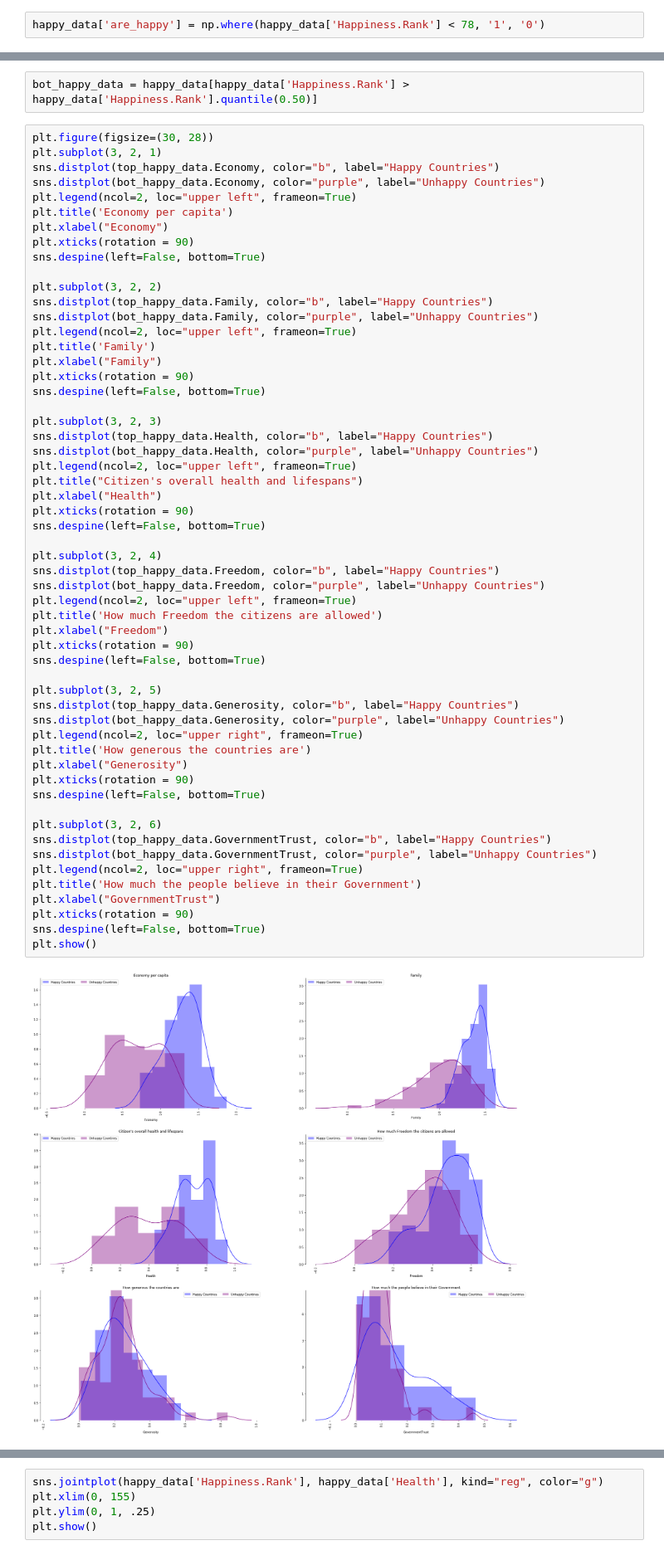
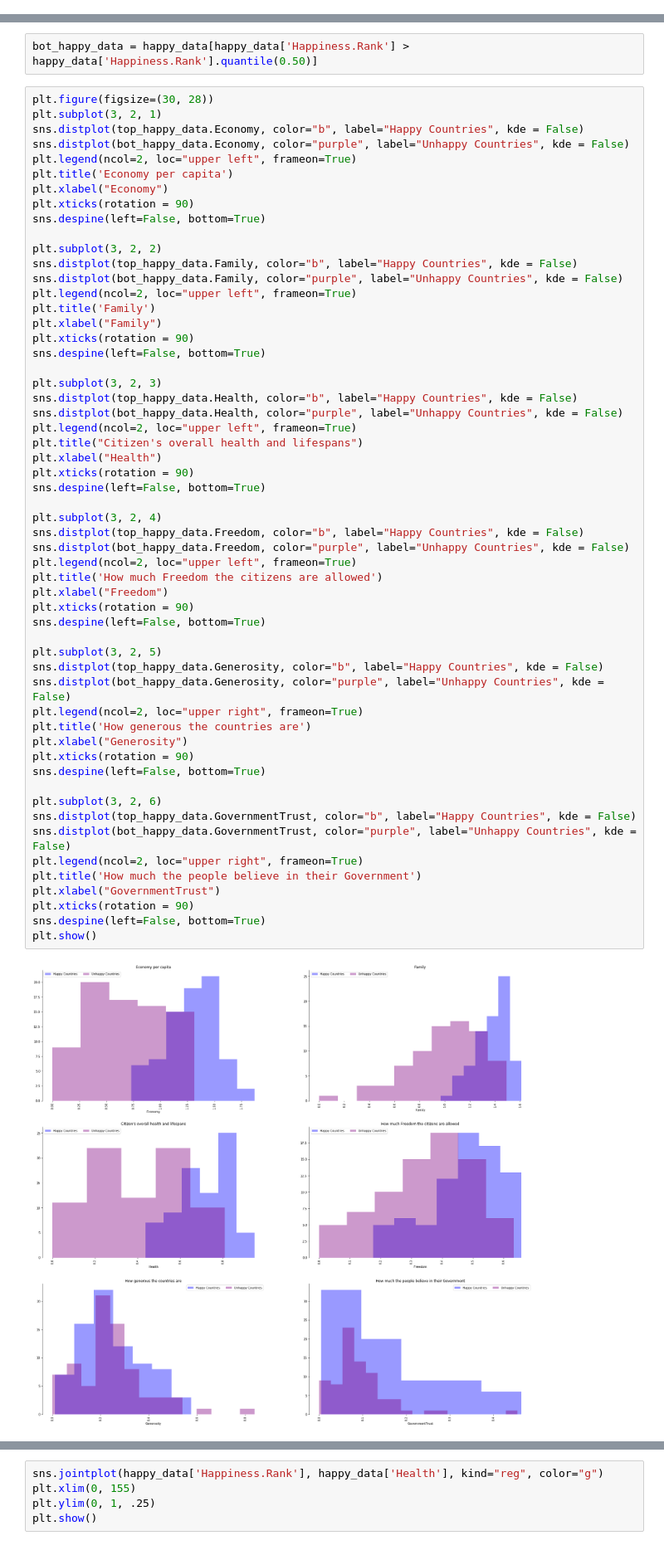
Before and after one commit to efuller11/Thinkful, a Jupyter notebook: Unit 1 Capstone World's Happiness.ipynb, the cells around one changed output, grey strips where cells are left out. Shown at 83% size. Drawn from its saved outputs; the diff is of its cells as text.

```diff
--- a/Unit 1 Capstone World's Happiness.ipynb
+++ b/Unit 1 Capstone World's Happiness.ipynb
@@ -36,8 +36,6 @@ happy_data.describe()
 | 50% | 78.000000 | 5.279000 | 5.370032 | 5.193152 | 1.064578 | 1.253918 | 0.606042 | 0.437454 | ... |
 | 75% | 116.500000 | 6.101500 | 6.194600 | 6.006527 | 1.318027 | 1.414316 | 0.723008 | 0.516561 | ... |
 | max | 155.000000 | 7.537000 | 7.622030 | 7.479556 | 1.870766 | 1.610574 | 0.949492 | 0.658249 | ... |
-# %%
-happy_data['are_happy'] = np.where(happy_data['Happiness.Rank'] < 78, '1', '0')
 # %% [markdown]
 ## Data Exploration
 # %%
@@ -96,8 +94,8 @@ bot_happy_data = happy_data[happy_data['Happiness.Rank'] > happy_data['Happiness
 # %%
 plt.figure(figsize=(30, 28))
 plt.subplot(3, 2, 1)
-sns.distplot(top_happy_data.Economy, color="b", label="Happy Countries")
-sns.distplot(bot_happy_data.Economy, color="purple", label="Unhappy Countries")
+sns.distplot(top_happy_data.Economy, color="b", label="Happy Countries", kde = False)
+sns.distplot(bot_happy_data.Economy, color="purple", label="Unhappy Countries", kde = False)
 plt.legend(ncol=2, loc="upper left", frameon=True)
 plt.title('Economy per capita')
 plt.xlabel("Economy")
@@ -105,8 +103,8 @@ plt.xticks(rotation = 90)
 sns.despine(left=False, bottom=True)
 
 plt.subplot(3, 2, 2)
-sns.distplot(top_happy_data.Family, color="b", label="Happy Countries")
-sns.distplot(bot_happy_data.Family, color="purple", label="Unhappy Countries")
+sns.distplot(top_happy_data.Family, color="b", label="Happy Countries", kde = False)
+sns.distplot(bot_happy_data.Family, color="purple", label="Unhappy Countries", kde = False)
 plt.legend(ncol=2, loc="upper left", frameon=True)
 plt.title('Family')
 plt.xlabel("Family")
@@ -114,43 +112,43 @@ plt.xticks(rotation = 90)
 sns.despine(left=False, bottom=True)
 
 plt.subplot(3, 2, 3)
-sns.distplot(top_happy_data.Health, color="b", label="Happy Countries")
-sns.distplot(bot_happy_data.Health, color="purple", label="Unhappy Countries")
+sns.distplot(top_happy_data.Health, color="b", label="Happy Countries", kde = False)
+sns.distplot(bot_happy_data.Health, color="purple", label="Unhappy Countries", kde = False)
 plt.legend(ncol=2, loc="upper left", frameon=True)
 plt.title("Citizen's overall health and lifespans")
 plt.xlabel("Health")
 plt.xticks(rotation = 90)
 sns.despine(left=False, bottom=True)
 
 plt.subplot(3, 2, 4)
-sns.distplot(top_happy_data.Freedom, color="b", label="Happy Countries")
-sns.distplot(bot_happy_data.Freedom, color="purple", label="Unhappy Countries")
+sns.distplot(top_happy_data.Freedom, color="b", label="Happy Countries", kde = False)
+sns.distplot(bot_happy_data.Freedom, color="purple", label="Unhappy Countries", kde = False)
 plt.legend(ncol=2, loc="upper left", frameon=True)
 plt.title('How much Freedom the citizens are allowed')
 plt.xlabel("Freedom")
 plt.xticks(rotation = 90)
 sns.despine(left=False, bottom=True)
 
 plt.subplot(3, 2, 5)
-sns.distplot(top_happy_data.Generosity, color="b", label="Happy Countries")
-sns.distplot(bot_happy_data.Generosity, color="purple", label="Unhappy Countries")
+sns.distplot(top_happy_data.Generosity, color="b", label="Happy Countries", kde = False)
+sns.distplot(bot_happy_data.Generosity, color="purple", label="Unhappy Countries", kde = False)
 plt.legend(ncol=2, loc="upper right", frameon=True)
 plt.title('How generous the countries are')
 plt.xlabel("Generosity")
 plt.xticks(rotation = 90)
 sns.despine(left=False, bottom=True)
 
 plt.subplot(3, 2, 6)
-sns.distplot(top_happy_data.GovernmentTrust, color="b", label="Happy Countries")
-sns.distplot(bot_happy_data.GovernmentTrust, color="purple", label="Unhappy Countries")
+sns.distplot(top_happy_data.GovernmentTrust, color="b", label="Happy Countries", kde = False)
+sns.distplot(bot_happy_data.GovernmentTrust, color="purple", label="Unhappy Countries", kde = False)
 plt.legend(ncol=2, loc="upper right", frameon=True)
 plt.title('How much the people believe in their Government')
 plt.xlabel("GovernmentTrust")
 plt.xticks(rotation = 90)
 sns.despine(left=False, bottom=True)
 plt.show()
 # %% [output]
-[figure, old version]
+[figure, new version]
 # %%
 plt.rcParams['figure.figsize'] = (20.0, 10.0)
 plt.rcParams.update({'font.size': 14})
```
Also changed, not shown: parts of 9 cells of this notebook.
